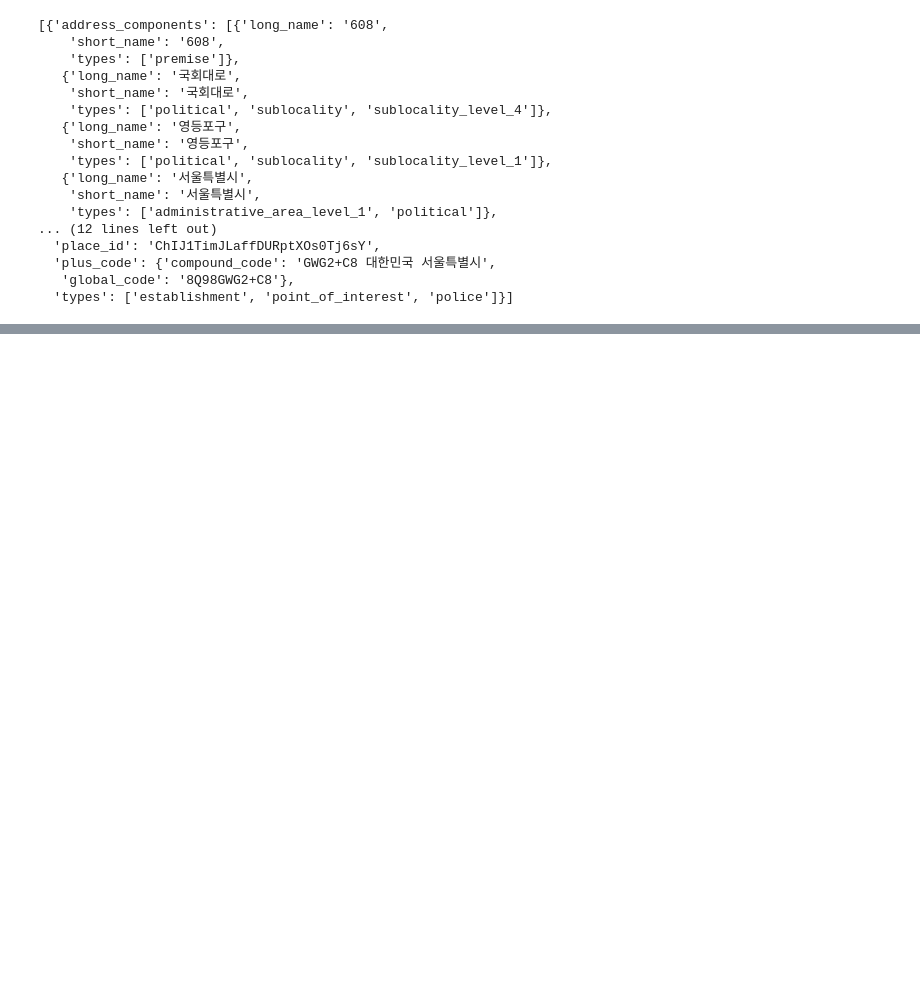
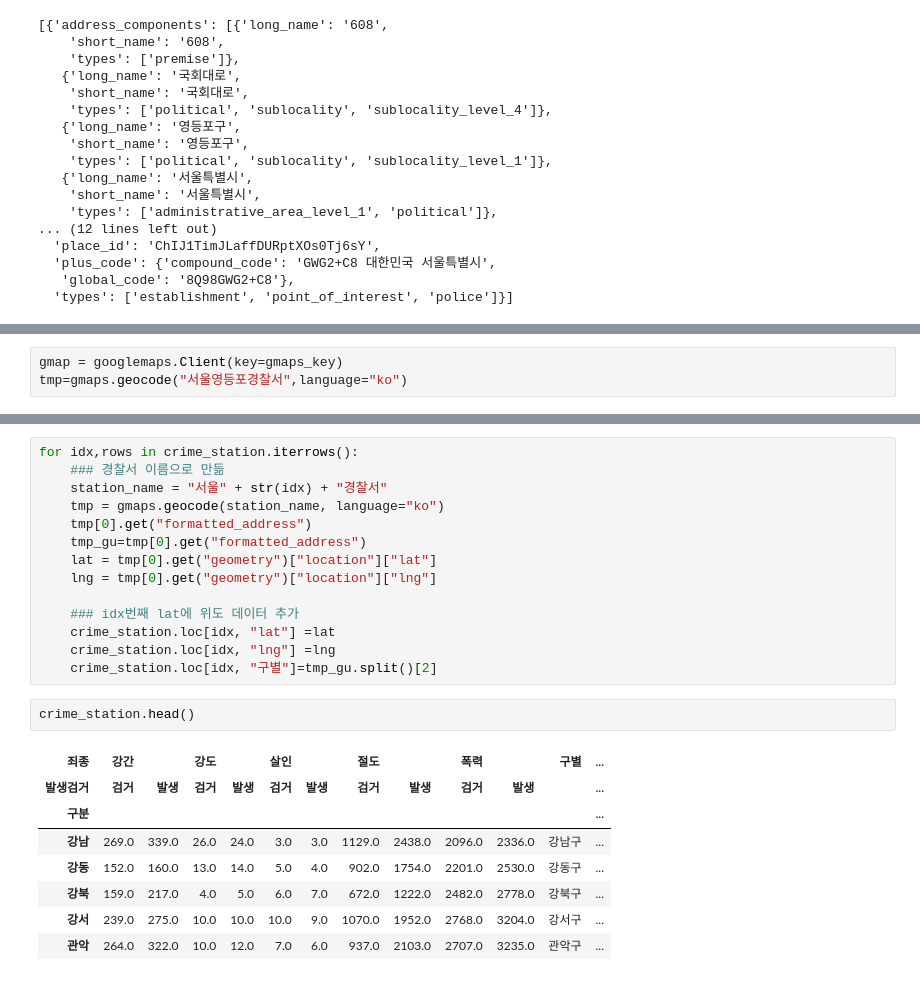
Before and after one commit to instar94/ml_tutorial, a Jupyter notebook: 04.EDA/ds_study/code/02.Seoul_Crime/02.Seoul_Crime.ipynb, the cells around one changed output, grey strips where cells are left out. Saved outputs shown, nothing was run; the diff lists cells and outputs as text; blank space fills up the shorter version.

Commit message:
2025-05-29 Googlemap API 및 범죄율 데이터 정돈

```diff
--- a/04.EDA/ds_study/code/02.Seoul_Crime/02.Seoul_Crime.ipynb
+++ b/04.EDA/ds_study/code/02.Seoul_Crime/02.Seoul_Crime.ipynb
@@ -392,0 +432,3 @@ gmaps.geocode("서울영등포경찰서",language="ko")
+# %%
+gmap = googlemaps.Client(key=gmaps_key)
+tmp=gmaps.geocode("서울영등포경찰서",language="ko")
@@ -392,0 +473,25 @@ gmaps.geocode("서울영등포경찰서",language="ko")
+# %%
+for idx,rows in crime_station.iterrows():
+    ### 경찰서 이름으로 만듦
+    station_name = "서울" + str(idx) + "경찰서"
+    tmp = gmaps.geocode(station_name, language="ko")
+    tmp[0].get("formatted_address")
+    tmp_gu=tmp[0].get("formatted_address")
+    lat = tmp[0].get("geometry")["location"]["lat"]
+    lng = tmp[0].get("geometry")["location"]["lng"]
+
+    ### idx번째 lat에 위도 데이터 추가
+    crime_station.loc[idx, "lat"] =lat
+    crime_station.loc[idx, "lng"] =lng
+    crime_station.loc[idx, "구별"]=tmp_gu.split()[2]
+# %%
+crime_station.head()
+# %% [output]
+| 죄종 | 강간 |  | 강도 |  | 살인 |  | 절도 |  | 폭력 |  | 구별 | ... |
+| 발생검거 | 검거 | 발생 | 검거 | 발생 | 검거 | 발생 | 검거 | 발생 | 검거 | 발생 |  | ... |
+| 구분 |  |  |  |  |  |  |  |  |  |  |  | ... |
+| 강남 | 269.0 | 339.0 | 26.0 | 24.0 | 3.0 | 3.0 | 1129.0 | 2438.0 | 2096.0 | 2336.0 | 강남구 | ... |
+| 강동 | 152.0 | 160.0 | 13.0 | 14.0 | 5.0 | 4.0 | 902.0 | 1754.0 | 2201.0 | 2530.0 | 강동구 | ... |
+| 강북 | 159.0 | 217.0 | 4.0 | 5.0 | 6.0 | 7.0 | 672.0 | 1222.0 | 2482.0 | 2778.0 | 강북구 | ... |
+| 강서 | 239.0 | 275.0 | 10.0 | 10.0 | 10.0 | 9.0 | 1070.0 | 1952.0 | 2768.0 | 3204.0 | 강서구 | ... |
+| 관악 | 264.0 | 322.0 | 10.0 | 12.0 | 7.0 | 6.0 | 937.0 | 2103.0 | 2707.0 | 3235.0 | 관악구 | ... |
```
Also changed, not shown: parts of 56 cells of this notebook, 1 other file.
